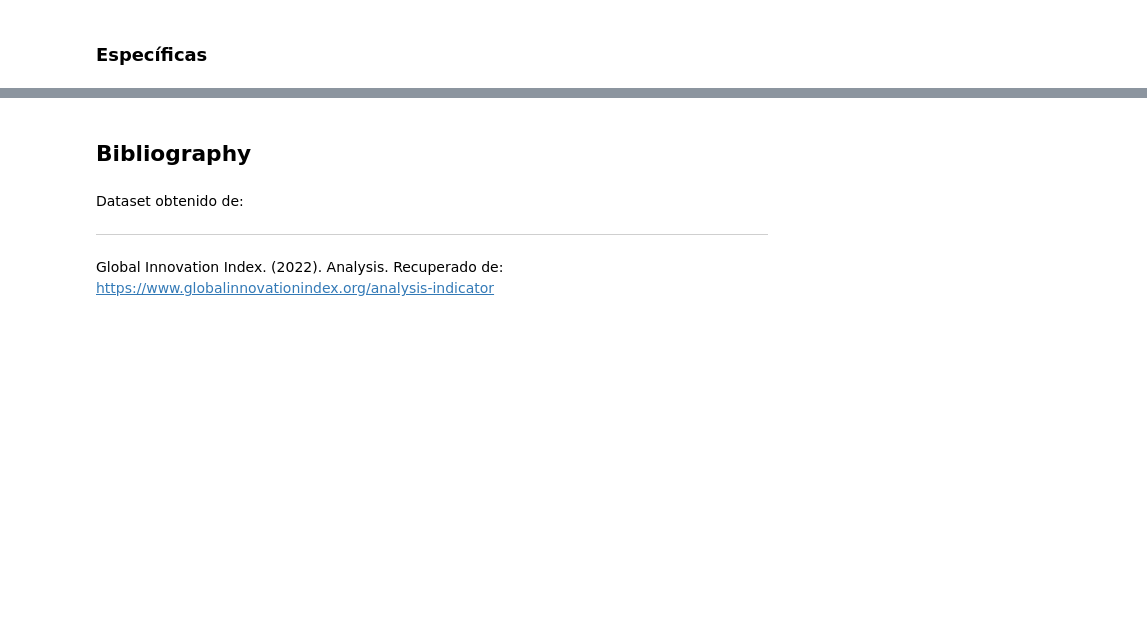
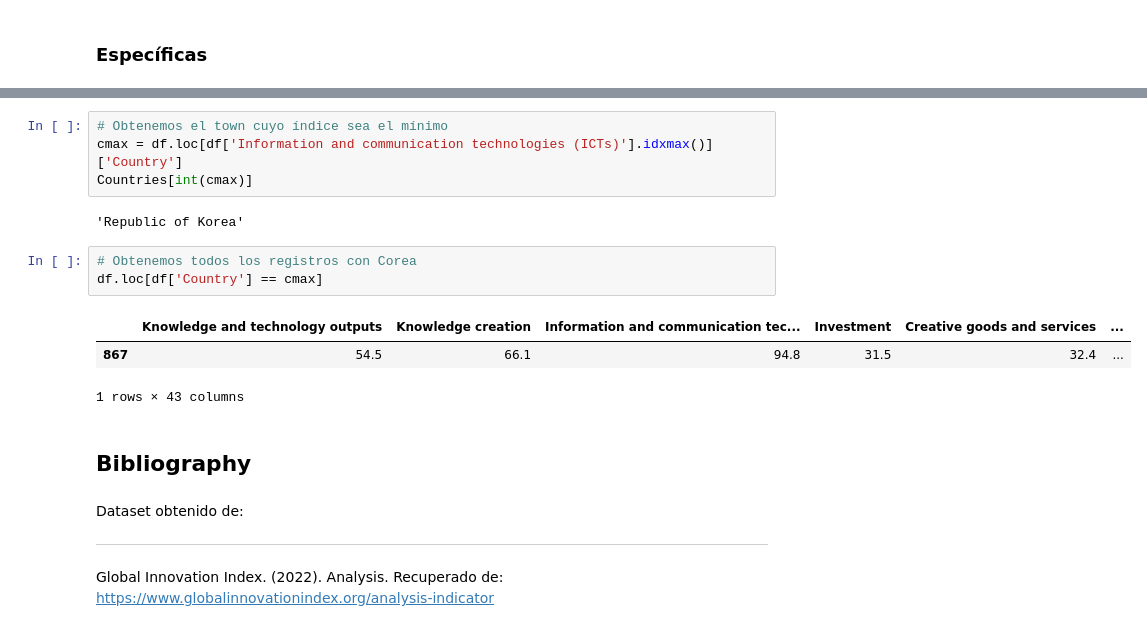
Before and after one commit to MAlejandroVC/Proyecto1, a Jupyter notebook: Project_4/GlobalInnovation.ipynb, the cells around one changed output, grey strips where cells are left out. Drawn from its saved outputs; the diff is of its cells as text; blank space fills up the shorter version.

```diff
--- a/Project_4/GlobalInnovation.ipynb
+++ b/Project_4/GlobalInnovation.ipynb
@@ -308,3 +336,16 @@ Se espera tener buenos resultados que den más del 80% e identificar principales
+# %%
+# Obtenemos el town cuyo índice sea el mínimo
+cmax = df.loc[df['Information and communication technologies (ICTs)'].idxmax()]['Country']
+Countries[int(cmax)]
+# %% [output]
+'Republic of Korea'
+# %%
+# Obtenemos todos los registros con Corea
+df.loc[df['Country'] == cmax]
+# %% [output]
+|  | Knowledge and technology outputs | Knowledge creation | Information and communication tec... | Investment | Creative goods and services | ... |
+| 867 | 54.5 | 66.1 | 94.8 | 31.5 | 32.4 | ... |
+1 rows × 43 columns
 # %% [markdown]
 ## Bibliography
 # %% [markdown]
```
Also changed, not shown: parts of 10 cells of this notebook, 1 other file.
